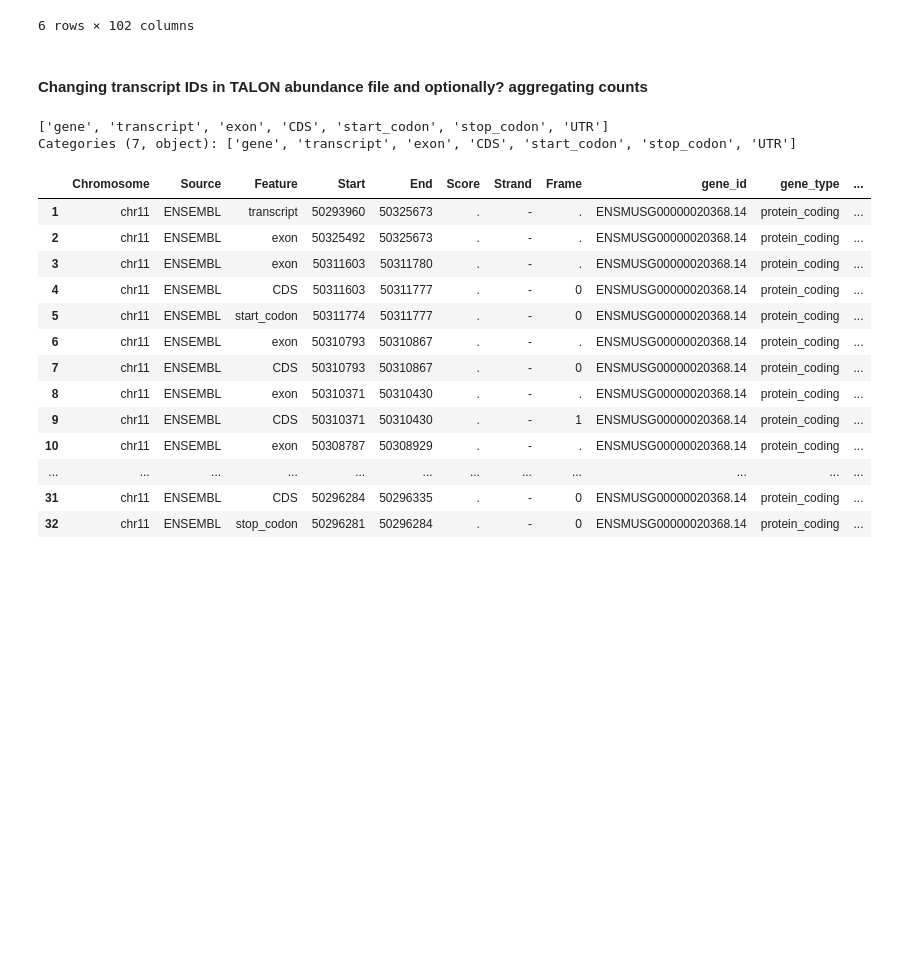
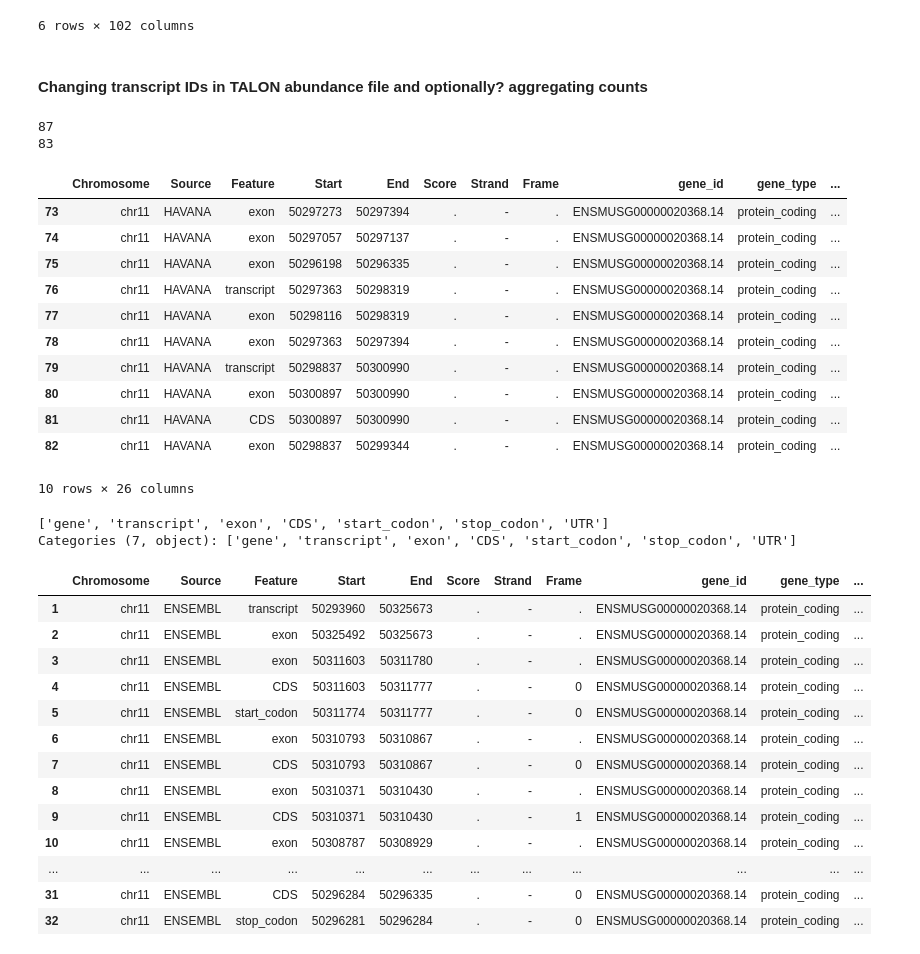
Before and after one commit to mortazavilab/cerberus, a Jupyter notebook: dev.ipynb, the cells around one changed output. Cells and saved outputs as stored; diff of their text form; code cells hidden in the pictures; blank space fills up the shorter version.

```diff
--- a/dev.ipynb
+++ b/dev.ipynb
@@ -581,9 +581,30 @@ df.drop(['transcript_id_x', 'transcript_name_x',
 
 # if we're only reporting one transcript per triplet
 if agg:
-    df = df.loc[~((df.duplicated(subset=['transcript_id',
+    print(len(df.index))
+    df = df.loc[~(df.duplicated(subset=['transcript_id',
                                          'transcript_name',
-                                         'exon_id']))&(df.Feature.isin(['transcript', 'exon'])))]
+                                         'exon_id',
+                                         'Feature'], keep='first'))]
+    print(len(df.index))
+# %% [output]
+87
+83
+# %%
+df.tail(10)
+# %% [output]
+|  | Chromosome | Source | Feature | Start | End | Score | Strand | Frame | gene_id | gene_type | ... |
+| 73 | chr11 | HAVANA | exon | 50297273 | 50297394 | . | - | . | ENSMUSG00000020368.14 | protein_coding | ... |
+| 74 | chr11 | HAVANA | exon | 50297057 | 50297137 | . | - | . | ENSMUSG00000020368.14 | protein_coding | ... |
+| 75 | chr11 | HAVANA | exon | 50296198 | 50296335 | . | - | . | ENSMUSG00000020368.14 | protein_coding | ... |
+| 76 | chr11 | HAVANA | transcript | 50297363 | 50298319 | . | - | . | ENSMUSG00000020368.14 | protein_coding | ... |
+| 77 | chr11 | HAVANA | exon | 50298116 | 50298319 | . | - | . | ENSMUSG00000020368.14 | protein_coding | ... |
+| 78 | chr11 | HAVANA | exon | 50297363 | 50297394 | . | - | . | ENSMUSG00000020368.14 | protein_coding | ... |
+| 79 | chr11 | HAVANA | transcript | 50298837 | 50300990 | . | - | . | ENSMUSG00000020368.14 | protein_coding | ... |
+| 80 | chr11 | HAVANA | exon | 50300897 | 50300990 | . | - | . | ENSMUSG00000020368.14 | protein_coding | ... |
+| 81 | chr11 | HAVANA | CDS | 50300897 | 50300990 | . | - | . | ENSMUSG00000020368.14 | protein_coding | ... |
+| 82 | chr11 | HAVANA | exon | 50298837 | 50299344 | . | - | . | ENSMUSG00000020368.14 | protein_coding | ... |
+10 rows × 26 columns
 # %%
 # is the deduplication really working correctly? What happens to duplicated cds / other features?
 df = pr.read_gtf('tests/files/Canx.gtf').df
```
Also changed, not shown: parts of 1 cell of this notebook, 3 other files.
